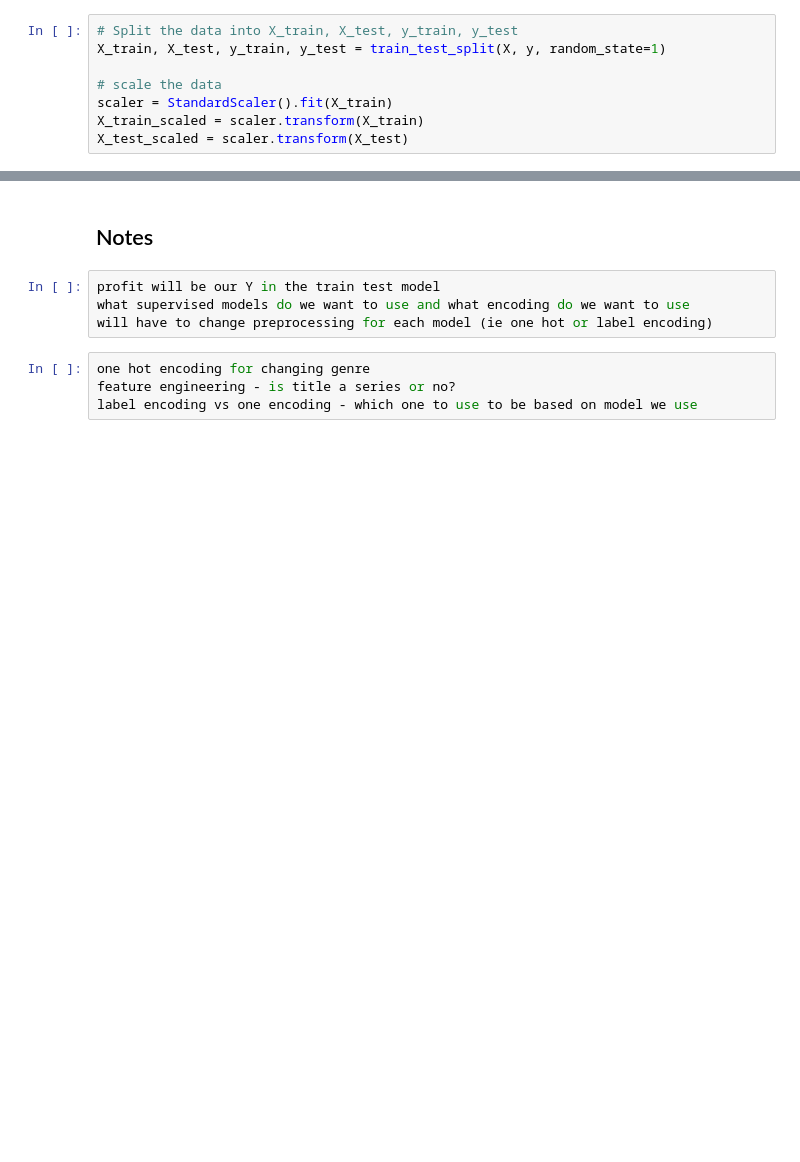
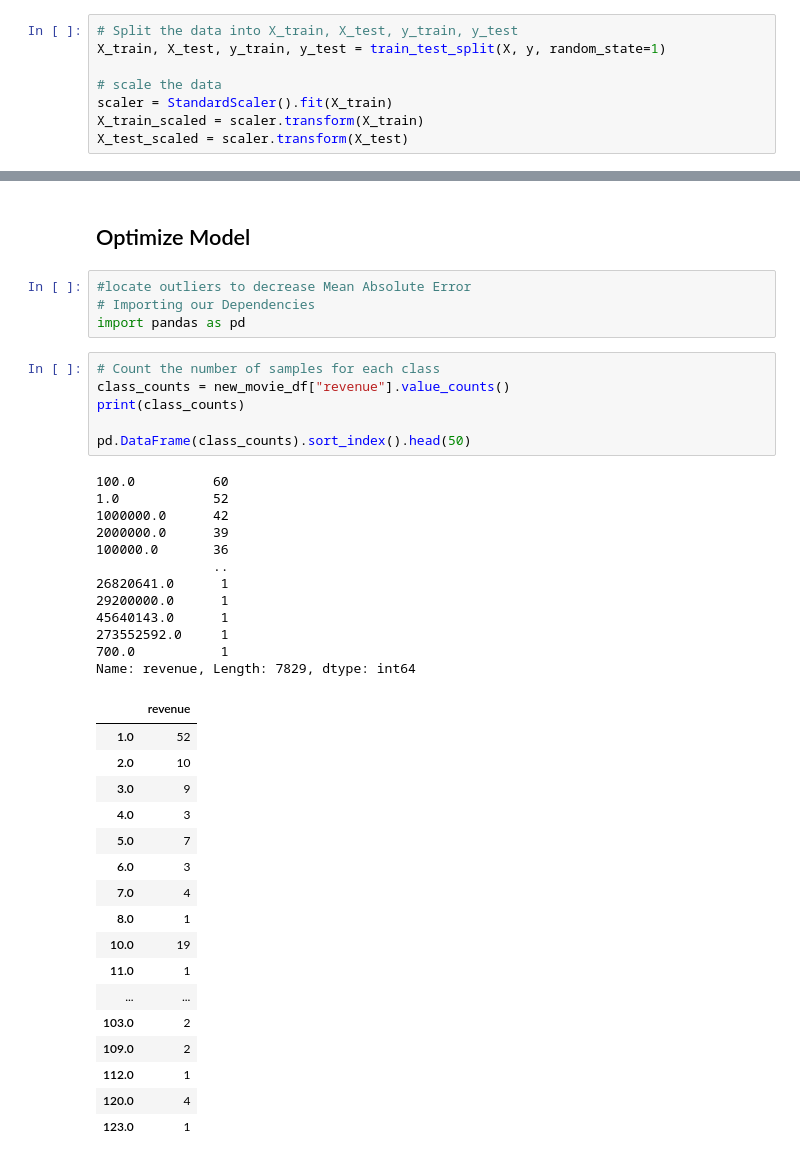
Before and after one commit to rraja30/Movie-Profitability-Prediction, a Jupyter notebook: machine_learning.ipynb, the cells around one changed output, grey strips where cells are left out. Drawn from its saved outputs; the diff is of its cells as text; blank space fills up the shorter version.

```diff
--- a/machine_learning.ipynb
+++ b/machine_learning.ipynb
@@ -321,10 +309,42 @@ print('R^2 Score:', r_squared)
-# %% [markdown]
-## Notes
-# %%
-profit will be our Y in the train test model
-what supervised models do we want to use and what encoding do we want to use
-will have to change preprocessing for each model (ie one hot or label encoding)
-# %%
-one hot encoding for changing genre
-feature engineering - is title a series or no?
-label encoding vs one encoding - which one to use to be based on model we use
+# %% [markdown]
+## Optimize Model
+# %%
+#locate outliers to decrease Mean Absolute Error
+# Importing our Dependencies
+import pandas as pd
+# %%
+# Count the number of samples for each class
+class_counts = new_movie_df["revenue"].value_counts()
+print(class_counts)
+
+pd.DataFrame(class_counts).sort_index().head(50)
+# %% [output]
+100.0          60
+1.0            52
+1000000.0      42
+2000000.0      39
+100000.0       36
+               ..
+26820641.0      1
+29200000.0      1
+45640143.0      1
+273552592.0     1
+700.0           1
+Name: revenue, Length: 7829, dtype: int64
+|  | revenue |
+| 1.0 | 52 |
+| 2.0 | 10 |
+| 3.0 | 9 |
+| 4.0 | 3 |
+| 5.0 | 7 |
+| 6.0 | 3 |
+| 7.0 | 4 |
+| 8.0 | 1 |
+| 10.0 | 19 |
+| 11.0 | 1 |
+| ... | ... |
+| 103.0 | 2 |
+| 109.0 | 2 |
+| 112.0 | 1 |
+| 120.0 | 4 |
+| 123.0 | 1 |
```
Also changed, not shown: parts of 22 cells of this notebook.
